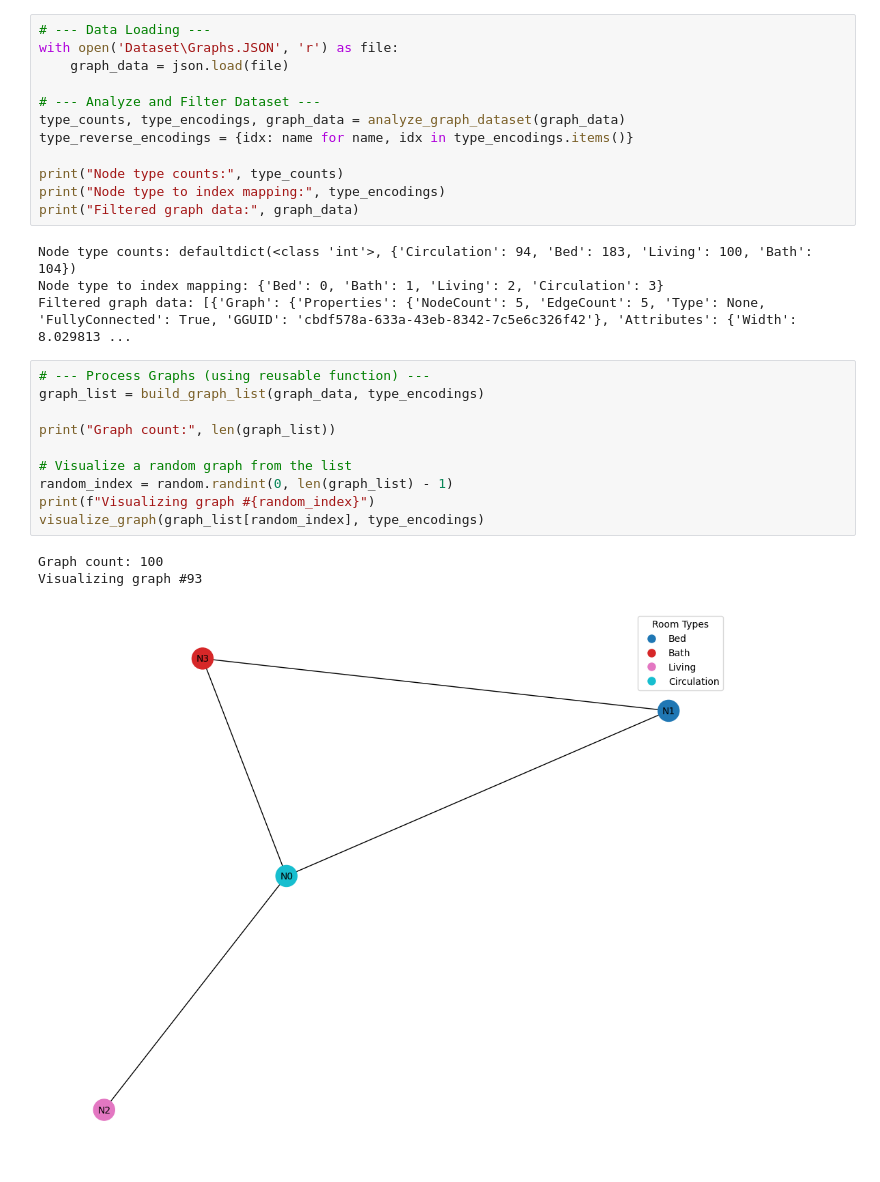
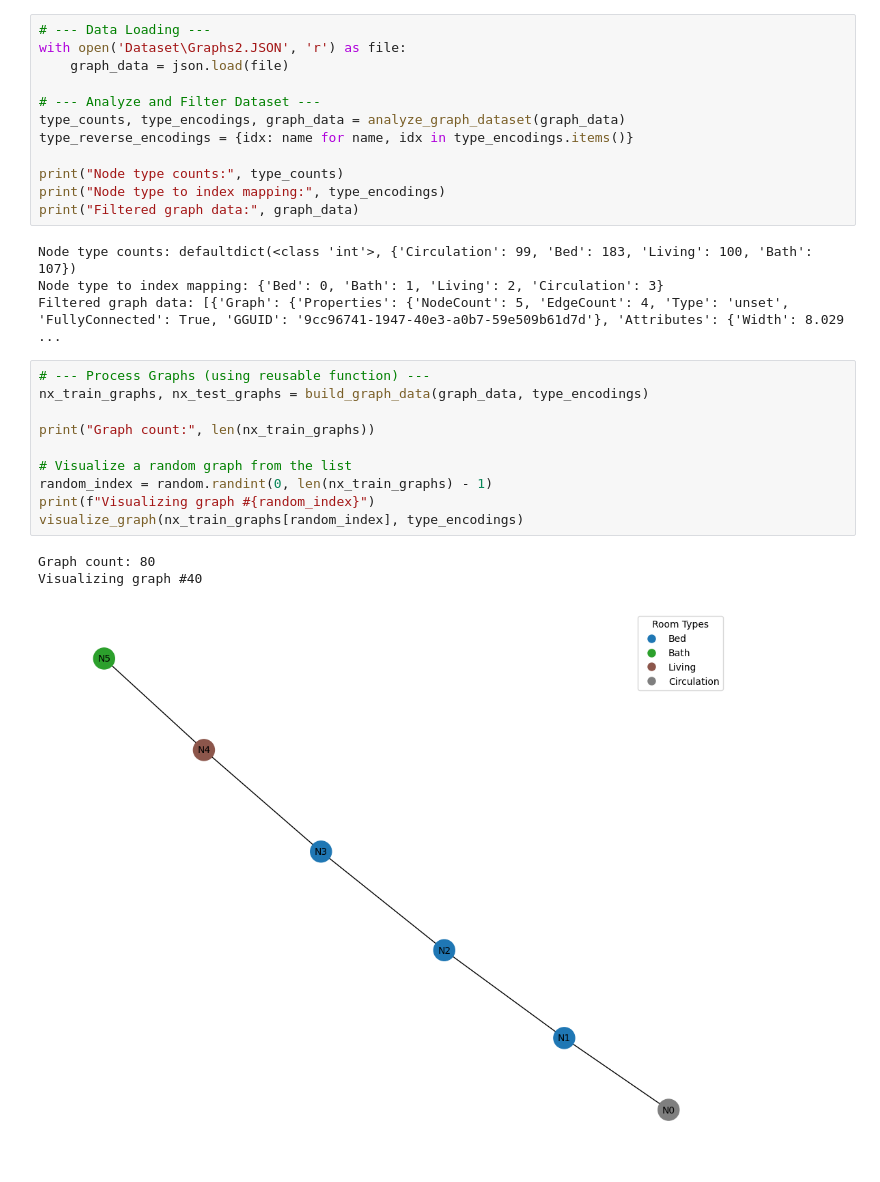
Before and after one commit to baoqtrinh97/GenAIExample, a Jupyter notebook: Graph/GraphGen.ipynb, the cells around one changed output. Cells and saved outputs as stored; diff of their text form.

```diff
--- a/Graph/GraphGen.ipynb
+++ b/Graph/GraphGen.ipynb
@@ -25,7 +26,7 @@ from Utilities.model import (
 )
 # %%
 # --- Data Loading ---
-with open('Dataset\Graphs.JSON', 'r') as file:
+with open('Dataset\Graphs2.JSON', 'r') as file:
     graph_data = json.load(file)
 
 # --- Analyze and Filter Dataset ---
@@ -36,22 +37,22 @@ print("Node type counts:", type_counts)
 print("Node type to index mapping:", type_encodings)
 print("Filtered graph data:", graph_data)
 # %% [output]
-Node type counts: defaultdict(<class 'int'>, {'Circulation': 94, 'Bed': 183, 'Living': 100, 'Bath': 104})
+Node type counts: defaultdict(<class 'int'>, {'Circulation': 99, 'Bed': 183, 'Living': 100, 'Bath': 107})
 Node type to index mapping: {'Bed': 0, 'Bath': 1, 'Living': 2, 'Circulation': 3}
-Filtered graph data: [{'Graph': {'Properties': {'NodeCount': 5, 'EdgeCount': 5, 'Type': None, 'FullyConnected': True, 'GGUID': 'cbdf578a-633a-43eb-8342-7c5e6c326f42'}, 'Attributes': {'Width': 8.029813 ...
+Filtered graph data: [{'Graph': {'Properties': {'NodeCount': 5, 'EdgeCount': 4, 'Type': 'unset', 'FullyConnected': True, 'GGUID': '9cc96741-1947-40e3-a0b7-59e509b61d7d'}, 'Attributes': {'Width': 8.029 ...
 # %%
 # --- Process Graphs (using reusable function) ---
-graph_list = build_graph_list(graph_data, type_encodings)
+nx_train_graphs, nx_test_graphs = build_graph_data(graph_data, type_encodings)
 
-print("Graph count:", len(graph_list))
+print("Graph count:", len(nx_train_graphs))
 
 # Visualize a random graph from the list
-random_index = random.randint(0, len(graph_list) - 1)
+random_index = random.randint(0, len(nx_train_graphs) - 1)
 print(f"Visualizing graph #{random_index}")
-visualize_graph(graph_list[random_index], type_encodings)
+visualize_graph(nx_train_graphs[random_index], type_encodings)
 # %% [output]
-Graph count: 100
-Visualizing graph #93
+Graph count: 80
+Visualizing graph #40
-[figure, old version]
+[figure, new version]
 # %%
 # --- Convert to PyG Data ---
```
Also changed, not shown: parts of 9 cells of this notebook, 4 other files.
